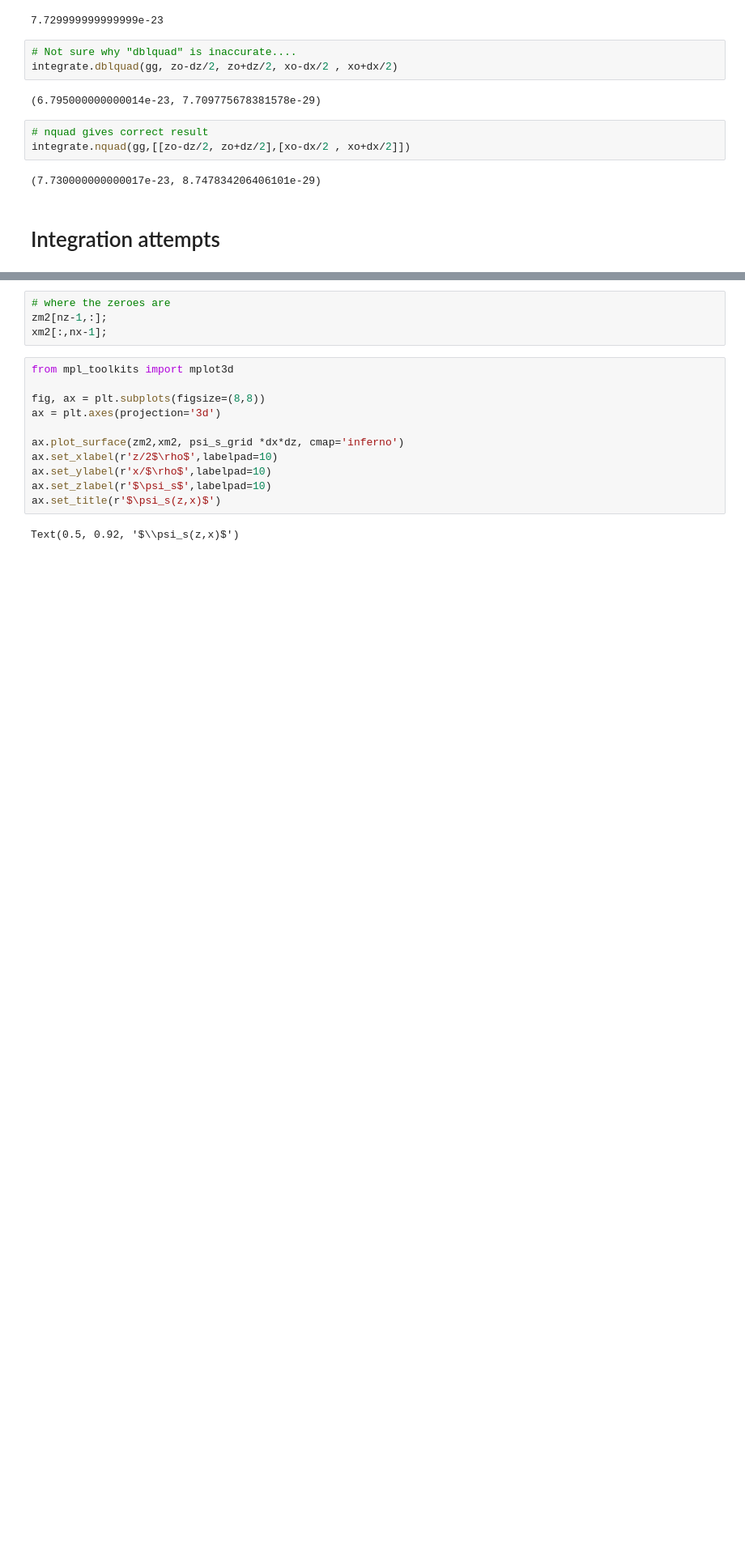
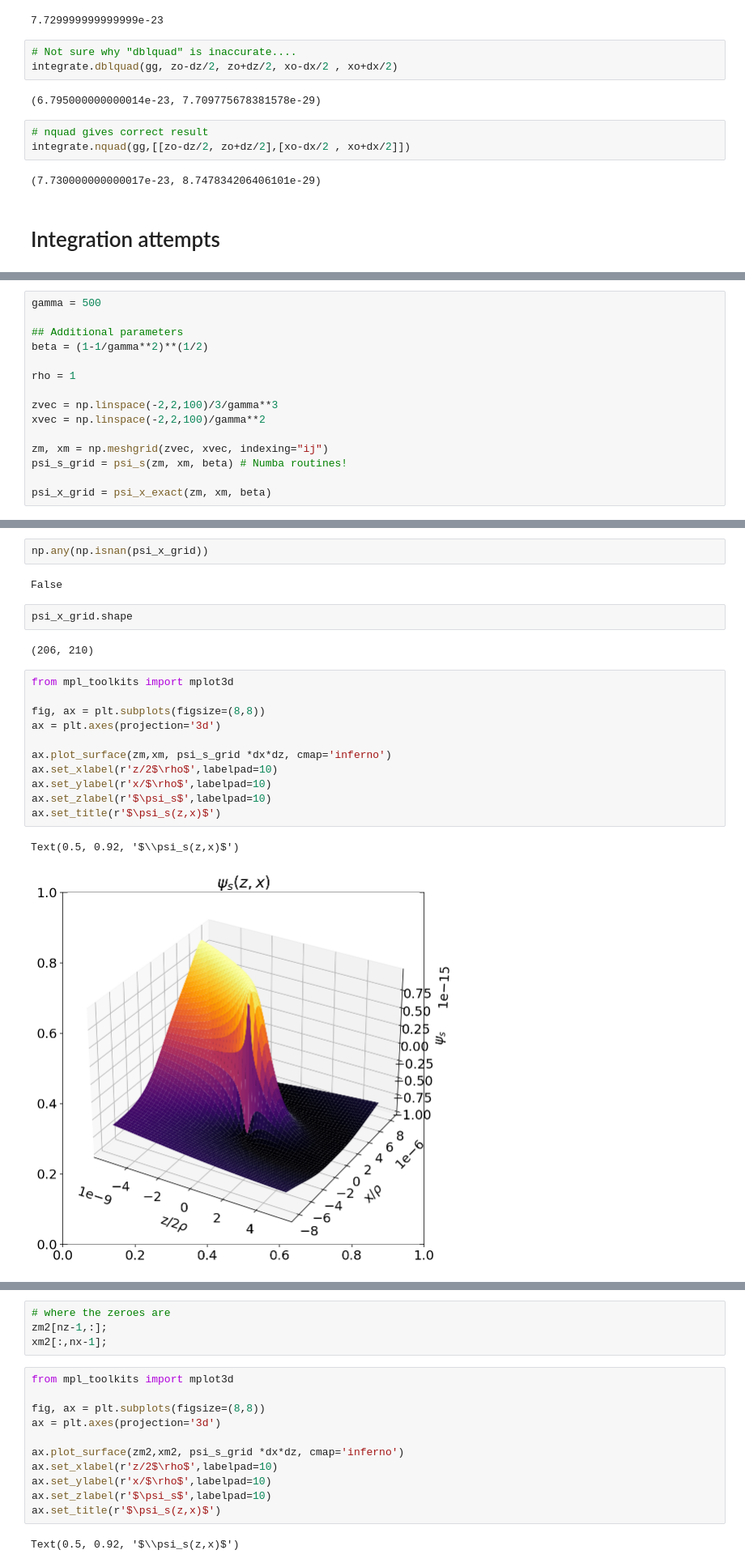
Before and after one commit to weiyuanlou/PyCSR2D, a Jupyter notebook: benchmarking/one_bend_transient/IGF_and_tanh_sinh_pracice.ipynb, the cells around one changed output, grey strips where cells are left out. Shown at 81% size. Saved outputs shown, nothing was run; the diff lists cells and outputs as text; blank space fills up the shorter version.

```diff
--- a/benchmarking/one_bend_transient/IGF_and_tanh_sinh_pracice.ipynb
+++ b/benchmarking/one_bend_transient/IGF_and_tanh_sinh_pracice.ipynb
@@ -71,0 +69,15 @@ beta = (1-1/gamma**2)**(1/2)
+# %%
+gamma = 500
+
+## Additional parameters
+beta = (1-1/gamma**2)**(1/2)
+
+rho = 1
+
+zvec = np.linspace(-2,2,100)/3/gamma**3
+xvec = np.linspace(-2,2,100)/gamma**2
+
+zm, xm = np.meshgrid(zvec, xvec, indexing="ij")
+psi_s_grid = psi_s(zm, xm, beta) # Numba routines!
+
+psi_x_grid = psi_x_exact(zm, xm, beta)
@@ -71,0 +88,22 @@ beta = (1-1/gamma**2)**(1/2)
+# %%
+np.any(np.isnan(psi_x_grid))
+# %% [output]
+False
+# %%
+psi_x_grid.shape
+# %% [output]
+(206, 210)
+# %%
+from mpl_toolkits import mplot3d
+
+fig, ax = plt.subplots(figsize=(8,8))
+ax = plt.axes(projection='3d')
+
+ax.plot_surface(zm,xm, psi_s_grid *dx*dz, cmap='inferno')
+ax.set_xlabel(r'z/2$\rho$',labelpad=10)
+ax.set_ylabel(r'x/$\rho$',labelpad=10)
+ax.set_zlabel(r'$\psi_s$',labelpad=10)
+ax.set_title(r'$\psi_s(z,x)$')
+# %% [output]
+Text(0.5, 0.92, '$\\psi_s(z,x)$')
+[figure, added]
```
Also changed, not shown: parts of 27 cells of this notebook, 6 other files.
